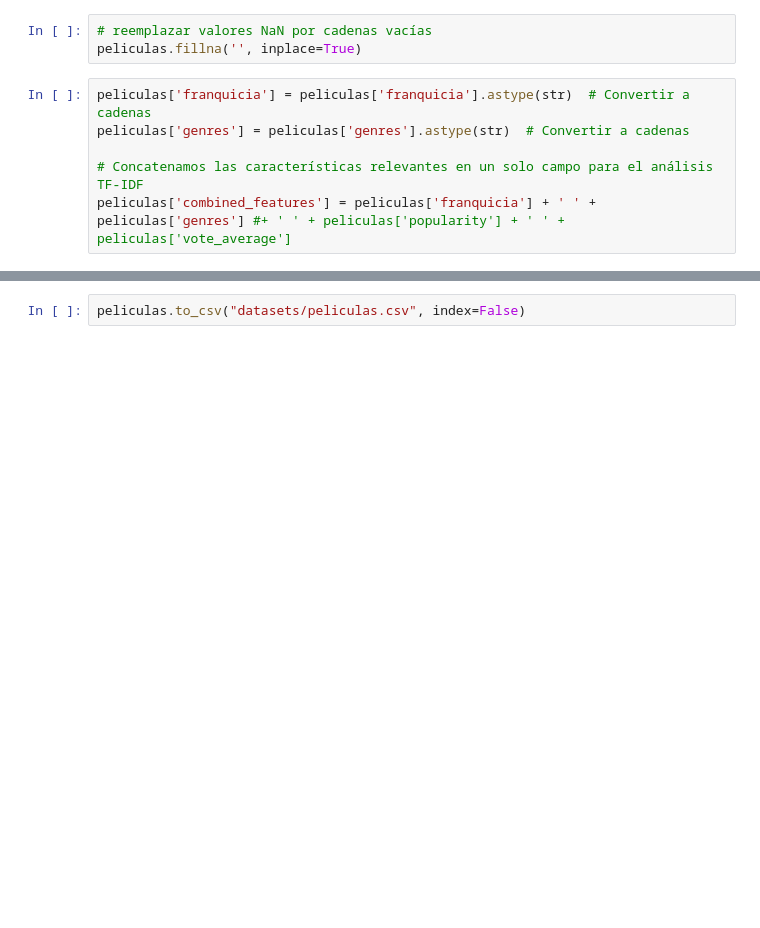
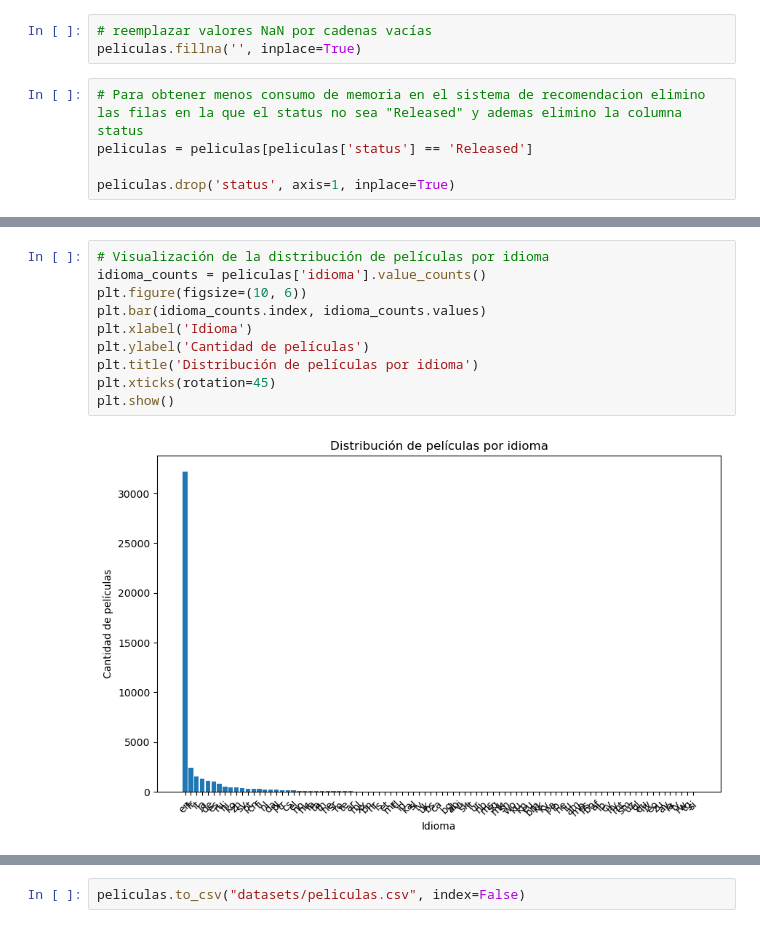
Before and after one commit to smlopez30/Proyecto-individual-Parte-1, a Jupyter notebook: DataEingenier.ipynb, the cells around one changed output, grey strips where cells are left out. Saved outputs shown, nothing was run; the diff lists cells and outputs as text; blank space fills up the shorter version.

```diff
--- a/DataEingenier.ipynb
+++ b/DataEingenier.ipynb
@@ -361,10 +281,9 @@ dtype: int64
 # %%
 # reemplazar valores NaN por cadenas vacías
 peliculas.fillna('', inplace=True)
-# %%
-peliculas['franquicia'] = peliculas['franquicia'].astype(str)  # Convertir a cadenas
-peliculas['genres'] = peliculas['genres'].astype(str)  # Convertir a cadenas
-
-# Concatenamos las características relevantes en un solo campo para el análisis TF-IDF
-peliculas['combined_features'] = peliculas['franquicia'] + ' ' + peliculas['genres'] #+ ' ' + peliculas['popularity'] + ' ' + peliculas['vote_average']
+# %%
+# Para obtener menos consumo de memoria en el sistema de recomendacion elimino las filas en la que el status no sea "Released" y ademas elimino la columna status
+peliculas = peliculas[peliculas['status'] == 'Released']
+
+peliculas.drop('status', axis=1, inplace=True)
 # %%
@@ -384,0 +320,12 @@ Name: combined_features, Length: 45345, dtype: object
+# %%
+# Visualización de la distribución de películas por idioma
+idioma_counts = peliculas['idioma'].value_counts()
+plt.figure(figsize=(10, 6))
+plt.bar(idioma_counts.index, idioma_counts.values)
+plt.xlabel('Idioma')
+plt.ylabel('Cantidad de películas')
+plt.title('Distribución de películas por idioma')
+plt.xticks(rotation=45)
+plt.show()
+# %% [output]
+[figure, added]
```
Also changed, not shown: parts of 18 cells of this notebook, 1 other file.
